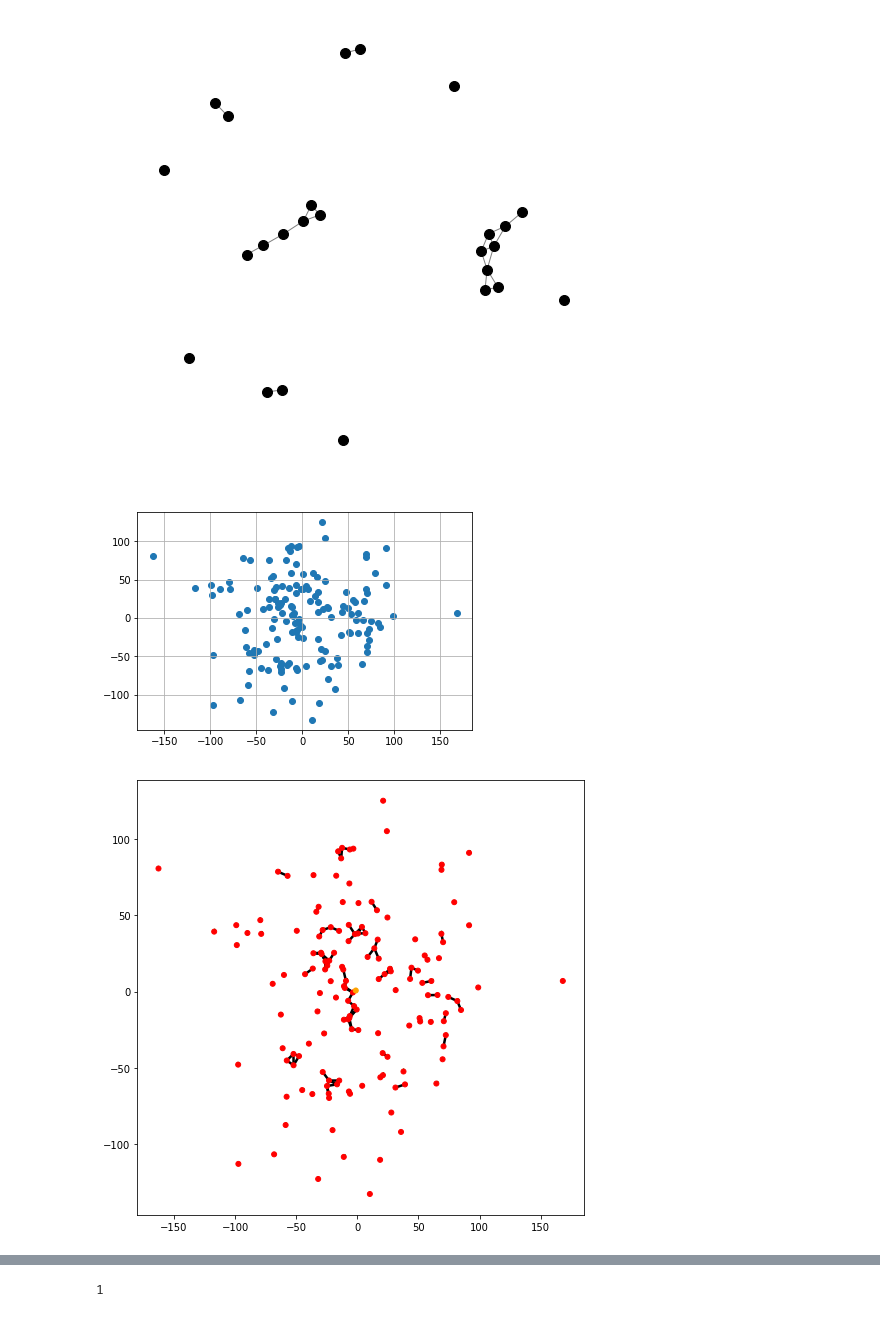
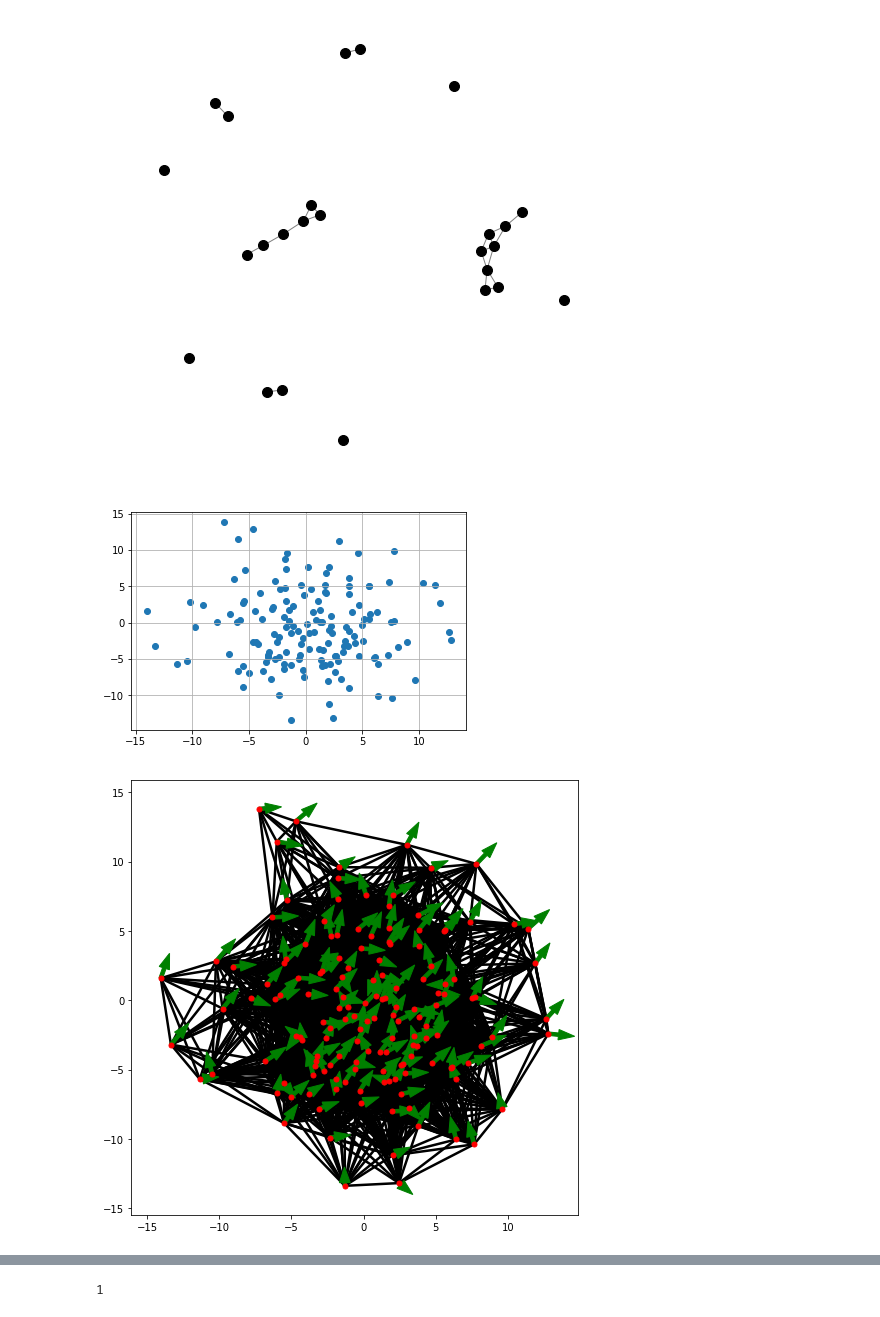
Before and after one commit to harveydevereux/Consensus, a Jupyter notebook: Notes/Flocking2.ipynb, the cells around one changed output, grey strips where cells are left out. Drawn from its saved outputs; the diff is of its cells as text; code cells hidden in the pictures.

```diff
--- a/Notes/Flocking2.ipynb
+++ b/Notes/Flocking2.ipynb
@@ -104,9 +105,9 @@ p=draw_graph(get_net(Q))
 [figure]
 # %%
 N=150
-Q = np.sqrt(2500)*np.random.randn(N,2)
-P = (10)*np.random.rand(N,2)-1
+Q = np.sqrt(25)*np.random.randn(N,2)
+P = (5)*np.random.rand(N,2)-1
 plt.scatter(Q[:,0],Q[:,1])
 plt.grid()
 # %% [output]
-[figure, old version]
+[figure, new version]
@@ -113,13 +117,15 @@ plt.grid()
 # %%
 F = Flock(number_of_agents=150,
           initial_position=Q,
           initial_velocity=P,
           inter_agent_distance=7,
-          gamma_agent=True)
+          gamma_agent=False)
 
 p = F.plot(arrow_width=0.25)
+# plt.title("Initial state for flock following F2", fontsize=25)
+# plt.savefig("F2_start",bbpx_inches='tight')
 # %% [output]
-[figure, old version]
+[figure, new version]
 # %%
 nx.is_connected(F.G)
 # %% [output]
```
Also changed, not shown: parts of 17 cells of this notebook, 40 other files.
